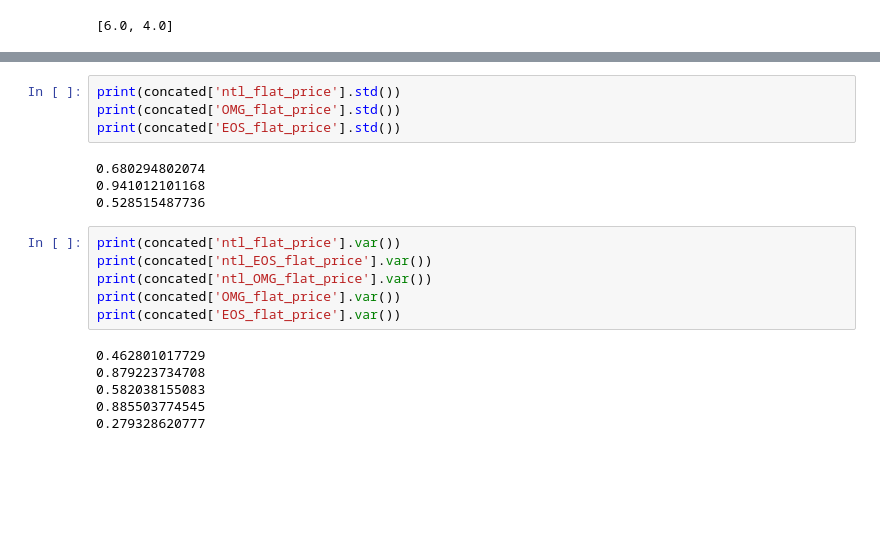
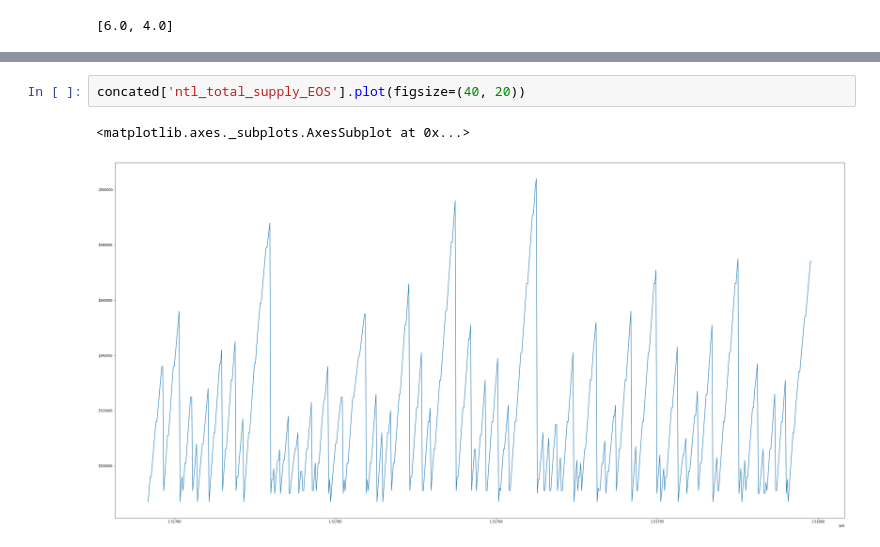
Before and after one commit to winkidney/ntl_sim, a Jupyter notebook: TokernGetter.ipynb, the cells around one changed output, grey strips where cells are left out. Drawn from its saved outputs; the diff is of its cells as text; blank space fills up the shorter version.

```diff
--- a/TokernGetter.ipynb
+++ b/TokernGetter.ipynb
@@ -622,20 +702,5 @@ concated.plot(y=y, figsize=(40, 20))
-# %%
-print(concated['ntl_flat_price'].std())
-print(concated['OMG_flat_price'].std())
-print(concated['EOS_flat_price'].std())
-# %% [output]
-0.680294802074
-0.941012101168
-0.528515487736
-# %%
-print(concated['ntl_flat_price'].var())
-print(concated['ntl_EOS_flat_price'].var())
-print(concated['ntl_OMG_flat_price'].var())
-print(concated['OMG_flat_price'].var())
-print(concated['EOS_flat_price'].var())
-# %% [output]
-0.462801017729
-0.879223734708
-0.582038155083
-0.885503774545
-0.279328620777
+# %%
+concated['ntl_total_supply_EOS'].plot(figsize=(40, 20))
+# %% [output]
+<matplotlib.axes._subplots.AxesSubplot at 0x...>
+[figure, added]
```
Also changed, not shown: parts of 17 cells of this notebook, 2 other files.
